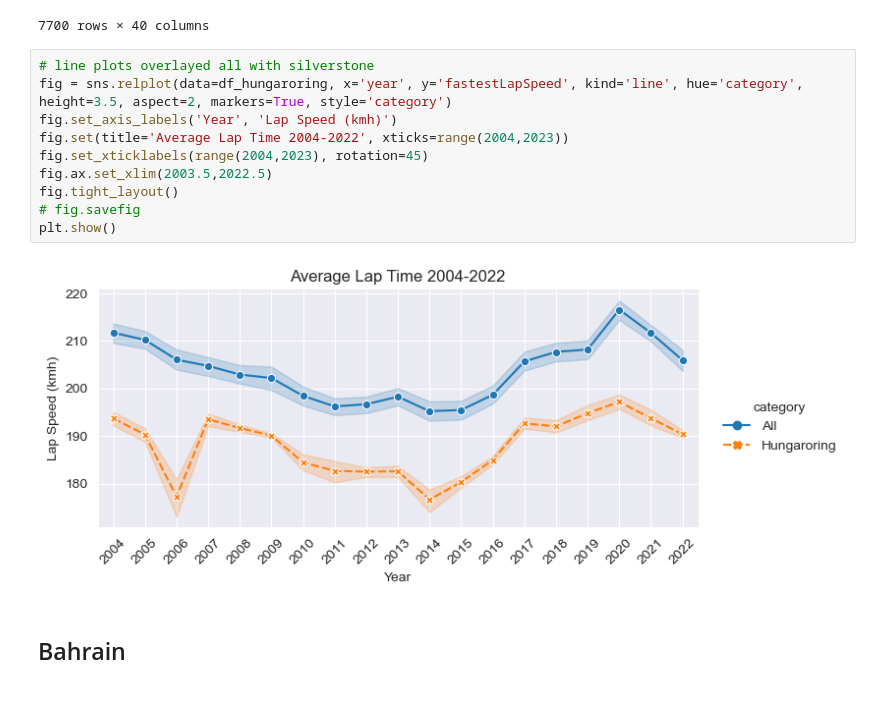
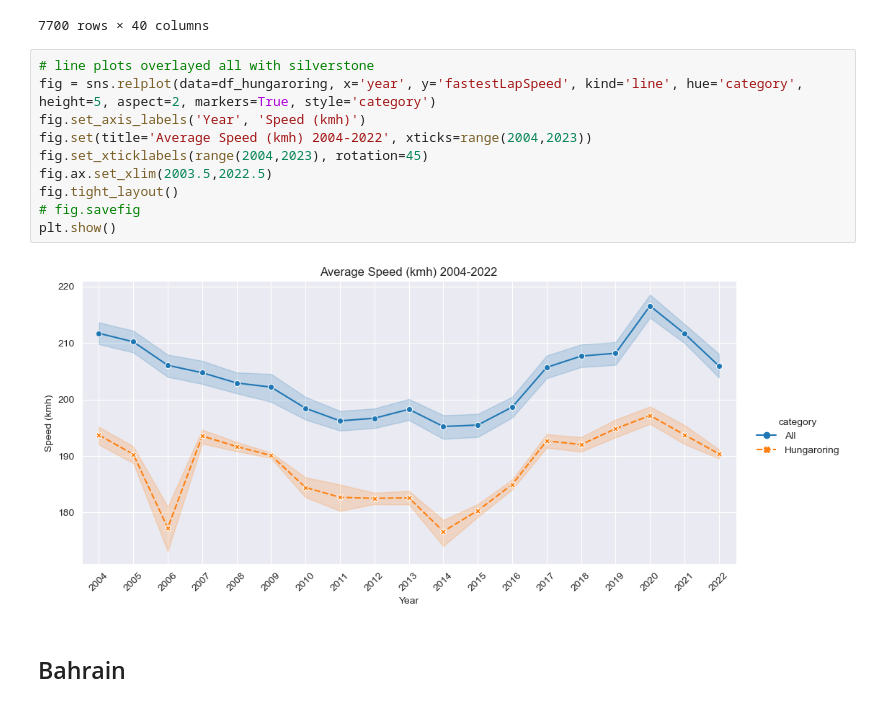
Before and after one commit to austin-mccollum/nycdsa_python_project, a Jupyter notebook: lap_speed_analysis.ipynb, the cells around one changed output. Cells and saved outputs as stored; diff of their text form.

Commit message:
cleaned up all notebookes so that code is in final form.  Added slide deck as pdf used to present data analysis

```diff
--- a/lap_speed_analysis.ipynb
+++ b/lap_speed_analysis.ipynb
@@ -461,16 +464,16 @@ df_hungaroring
 7700 rows × 40 columns
 # %%
 # line plots overlayed all with silverstone
-fig = sns.relplot(data=df_hungaroring, x='year', y='fastestLapSpeed', kind='line', hue='category', height=3.5, aspect=2, markers=True, style='category')
-fig.set_axis_labels('Year', 'Lap Speed (kmh)')
-fig.set(title='Average Lap Time 2004-2022', xticks=range(2004,2023))
+fig = sns.relplot(data=df_hungaroring, x='year', y='fastestLapSpeed', kind='line', hue='category', height=5, aspect=2, markers=True, style='category')
+fig.set_axis_labels('Year', 'Speed (kmh)')
+fig.set(title='Average Speed (kmh) 2004-2022', xticks=range(2004,2023))
 fig.set_xticklabels(range(2004,2023), rotation=45)
 fig.ax.set_xlim(2003.5,2022.5)
 fig.tight_layout()
 # fig.savefig
 plt.show()
 # %% [output]
-[figure, old version]
+[figure, new version]
 # %% [markdown]
 ## Bahrain
 # %%
```
Also changed, not shown: parts of 28 cells of this notebook, 3 other files.
